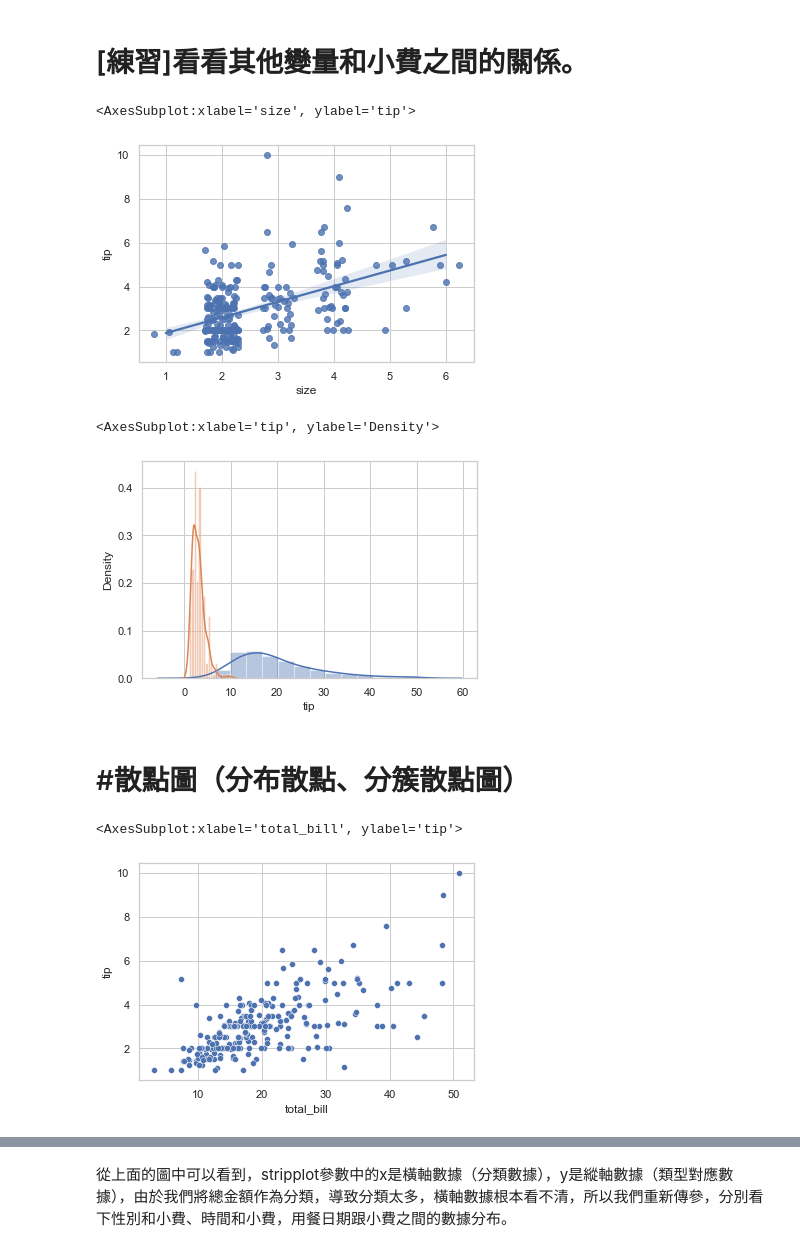
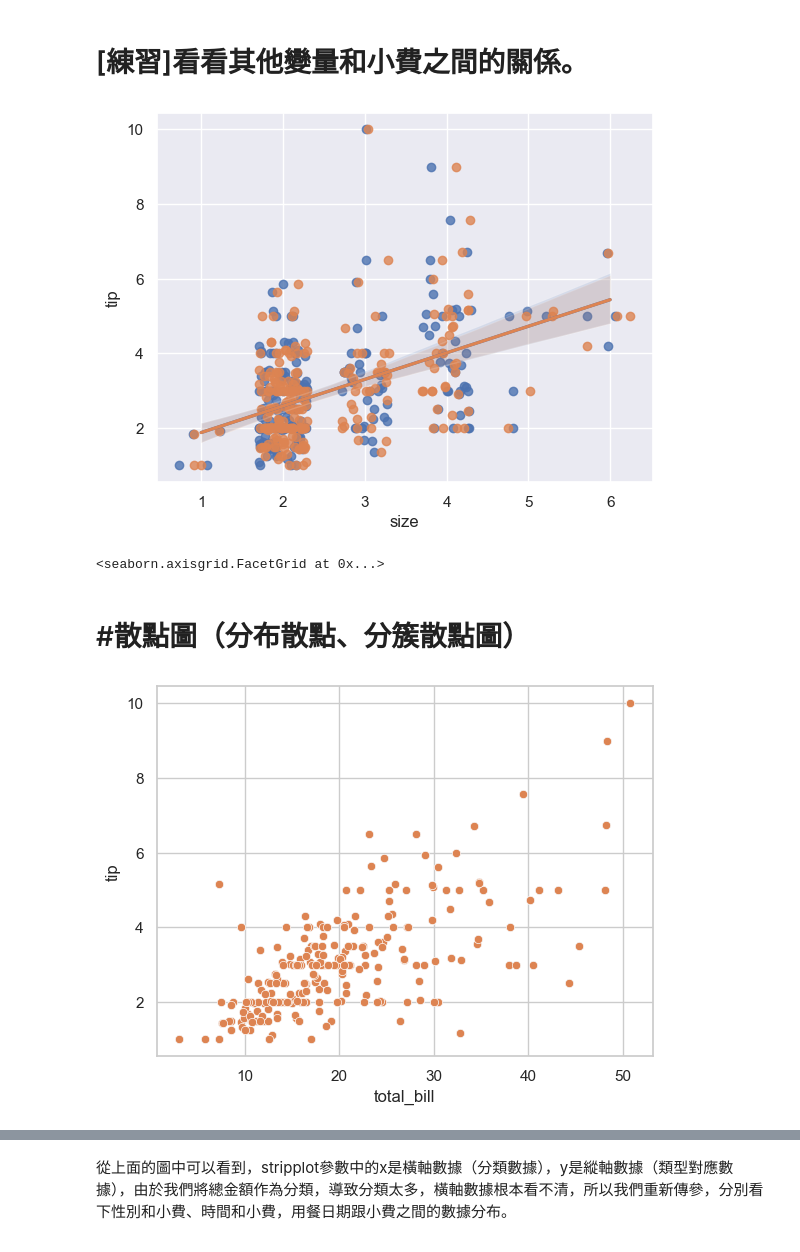
Before and after one commit to mozzaray/IMLP433, a Jupyter notebook: Unit02/2.4.2_Seaborn數據視覺化.ipynb, the cells around one changed output, grey strips where cells are left out. Saved outputs shown, nothing was run; the diff lists cells and outputs as text; code cells hidden in the pictures.

```diff
--- a/Unit02/2.4.2_Seaborn數據視覺化.ipynb
+++ b/Unit02/2.4.2_Seaborn數據視覺化.ipynb
@@ -155,6 +155,9 @@ import matplotlib as mpl
 import matplotlib.pyplot as plt
 import seaborn as sns
 #加載sns內置數據集
+tips=sns.load_dataset('tips')
+sns.set(color_codes=True)
+tips.head(3)
 # %% [output]
 |  | total_bill | tip | sex | smoker | day | time | size |
 | 0 | 16.99 | 1.01 | Female | No | Sun | Dinner | 2 |
@@ -170,9 +174,10 @@ import seaborn as sns
 # %% [markdown]
 # [練習]看看其他變量和小費之間的關係。
 # %%
+sns.regplot(data=tips,x='size',y='tip',x_jitter=0.3)
+plt.show()
 # %% [output]
-<AxesSubplot:xlabel='size', ylabel='tip'>
-[figure, old version]
+[figure, new version]
 # %%
 #導入依賴包 %matplotlib inline
 import matplotlib.pyplot as plt
@@ -180,13 +185,16 @@ import seaborn as sns
 sns.set(style="whitegrid", color_codes=True)
 tips = sns.load_dataset("tips")
 # %%
+# displot: 兩個直線圖在同一表格繪製
+sns.displot(tips['total_bill'])
+sns.displot(tips['tip'])
 # %% [output]
-<AxesSubplot:xlabel='tip', ylabel='Density'>
+<seaborn.axisgrid.FacetGrid at 0x...>
-[figure, removed]
 # %% [markdown]
 # #散點圖（分布散點、分簇散點圖）
 # %%
+sns.scatterplot(x='total_bill',y='tip',data=tips)
+plt.show()
 # %% [output]
-<AxesSubplot:xlabel='total_bill', ylabel='tip'>
-[figure, old version]
+[figure, new version]
 # %%
```
Also changed, not shown: parts of 9 cells of this notebook, 1 other file.
